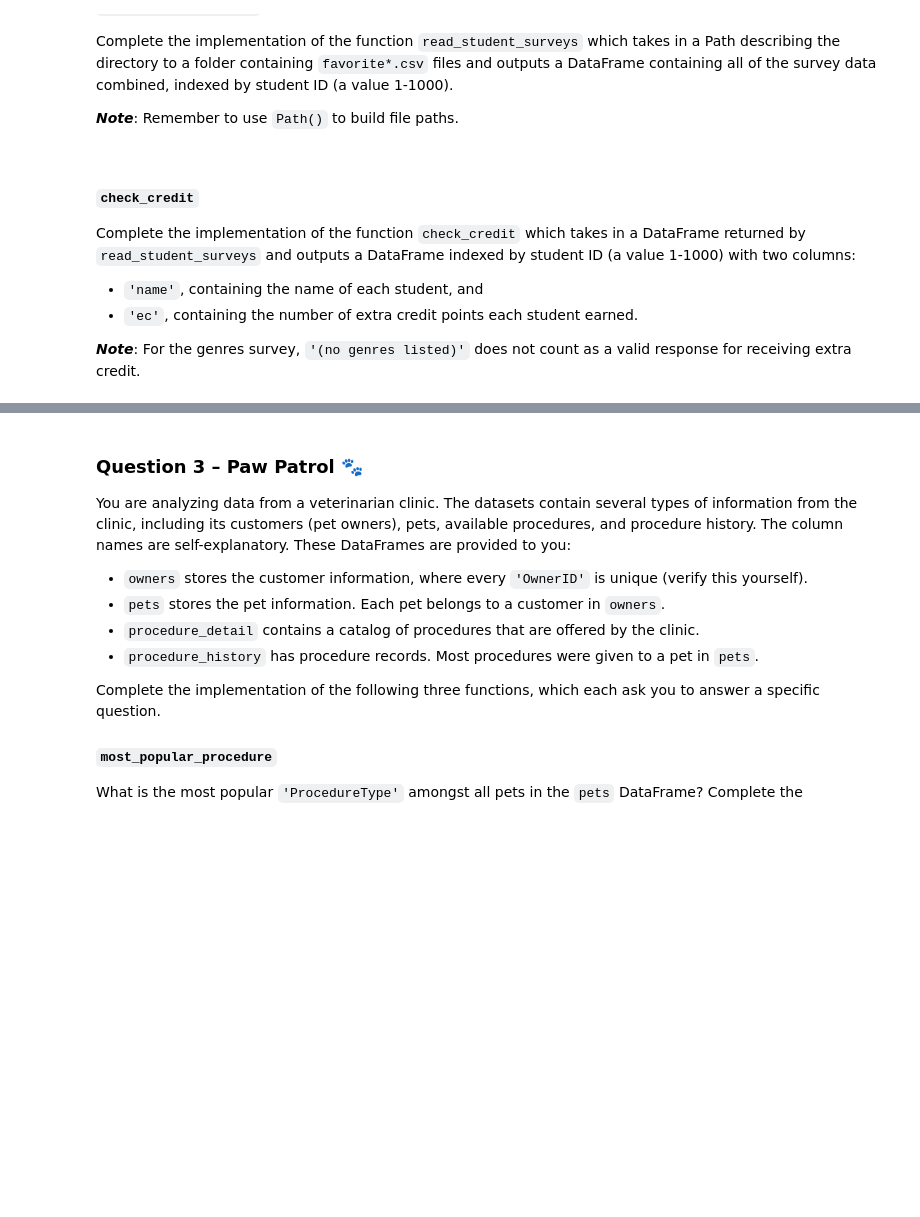
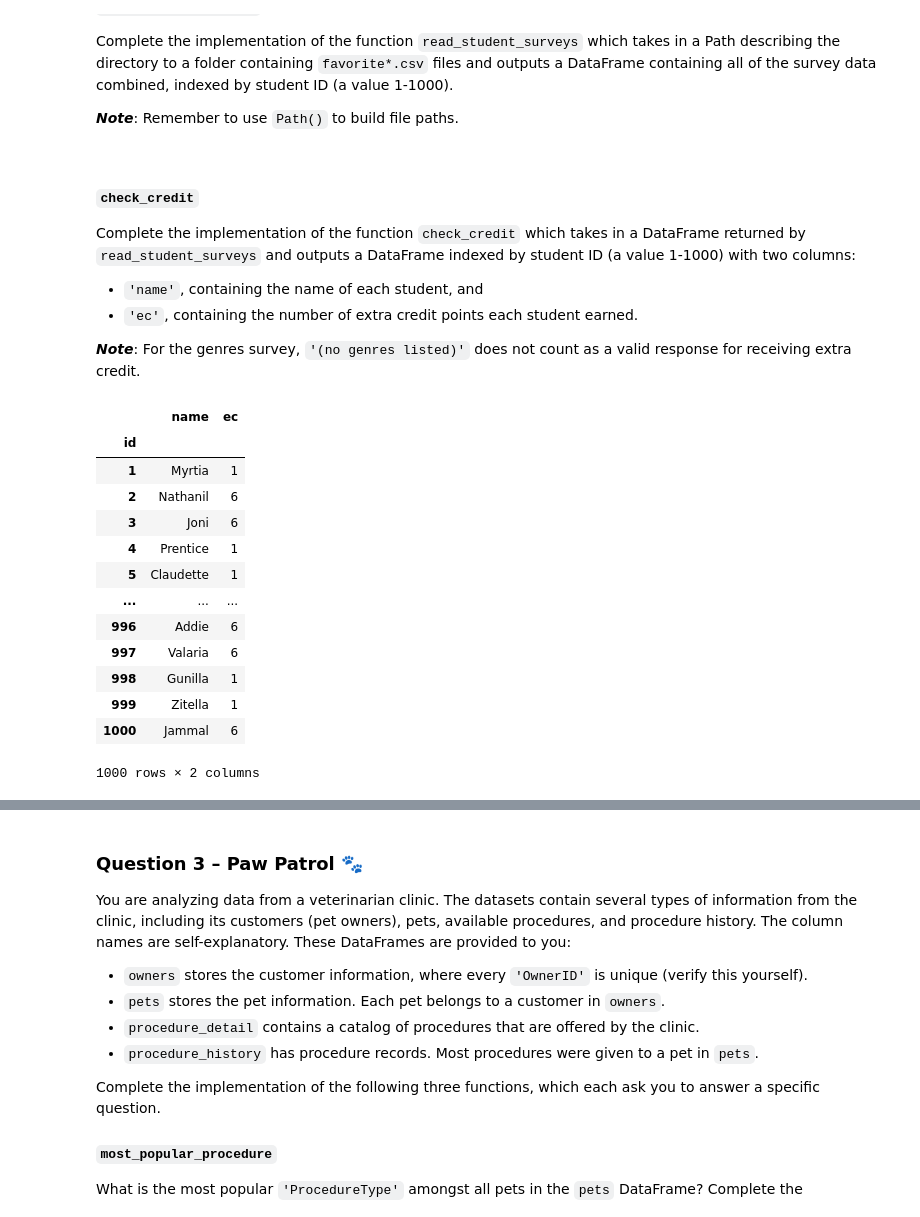
Before and after one commit to j2doan/dsc80-2025-sp, a Jupyter notebook: labs/lab03/lab.ipynb, the cells around one changed output, grey strips where cells are left out. Saved outputs shown, nothing was run; the diff lists cells and outputs as text; code cells hidden in the pictures; blank space fills up the shorter version.

```diff
--- a/labs/lab03/lab.ipynb
+++ b/labs/lab03/lab.ipynb
@@ -112,6 +157,63 @@ Complete the implementation of the function `check_credit` which takes in a Data
 - `'ec'`, containing the number of extra credit points each student earned.
 
 ***Note***: For the genres survey, `'(no genres listed)'` does not count as a valid response for receiving extra credit.
+# %%
+dirname = Path('data') / 'extra-credit-surveys'
+files = list(Path(dirname).iterdir())
+files
+
+df = pd.DataFrame()
+
+for file in files:
+    curr_df = pd.read_csv(file)
+
+    # since each survey answer is in the 2nd column
+    df = pd.concat([df, curr_df.iloc[:, 1]], axis=1)
+
+# the files are already sorted by id, so this will match
+df['id'] = np.arange(1, 1001)
+
+df = df.set_index('id')
+
+df_clean = df.copy()
+df_clean = df_clean.replace('(no genres listed)', np.nan)
+df_clean = df_clean.fillna(0)
+
+total_check = df_clean.copy().drop(columns='name')
+total_check[total_check != 0] = 1
+
+individual_scores = total_check.sum(axis=1)
+
+new_individual_scores = individual_scores.apply(lambda x: 5 if int(x) >= 3 else 0)
+
+total_check['ec'] = new_individual_scores
+
+total_check
+
+group_scores = total_check[['movie', 'genre', 'animal', 'plant', 'color']].sum(axis=0)
+
+bonus_ec = min(group_scores[group_scores.astype(int) > 900].count(), 2)
+
+total_check['ec'] += bonus_ec
+
+total_check['name'] = df_clean['name']
+
+total_check[['name', 'ec']]
+# %% [output]
+|  | name | ec |
+| id |  |  |
+| 1 | Myrtia | 1 |
+| 2 | Nathanil | 6 |
+| 3 | Joni | 6 |
+| 4 | Prentice | 1 |
+| 5 | Claudette | 1 |
+| ... | ... | ... |
+| 996 | Addie | 6 |
+| 997 | Valaria | 6 |
+| 998 | Gunilla | 1 |
+| 999 | Zitella | 1 |
+| 1000 | Jammal | 6 |
+1000 rows × 2 columns
 # %%
 # do not edit this cell -- it is needed for the tests
 dirname = Path('data') / 'extra-credit-surveys'
```
Also changed, not shown: parts of 8 cells of this notebook, 2 other files.
